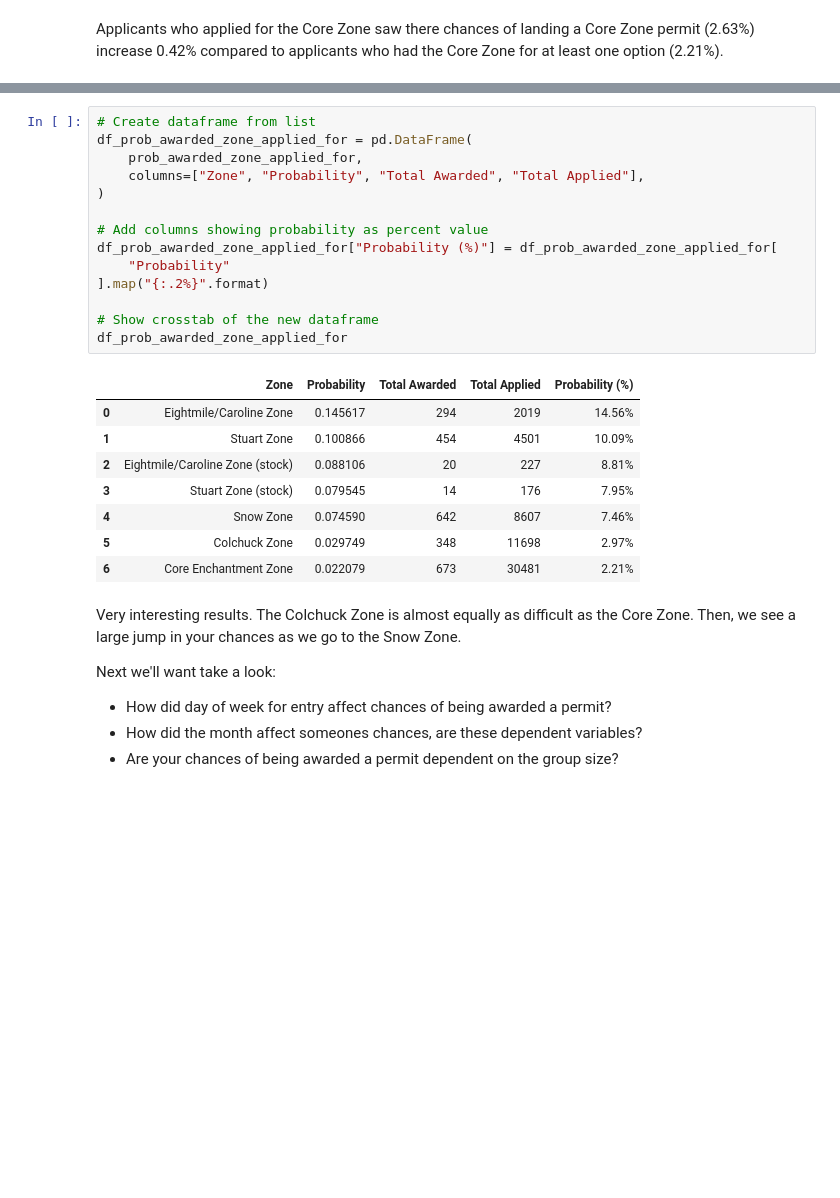
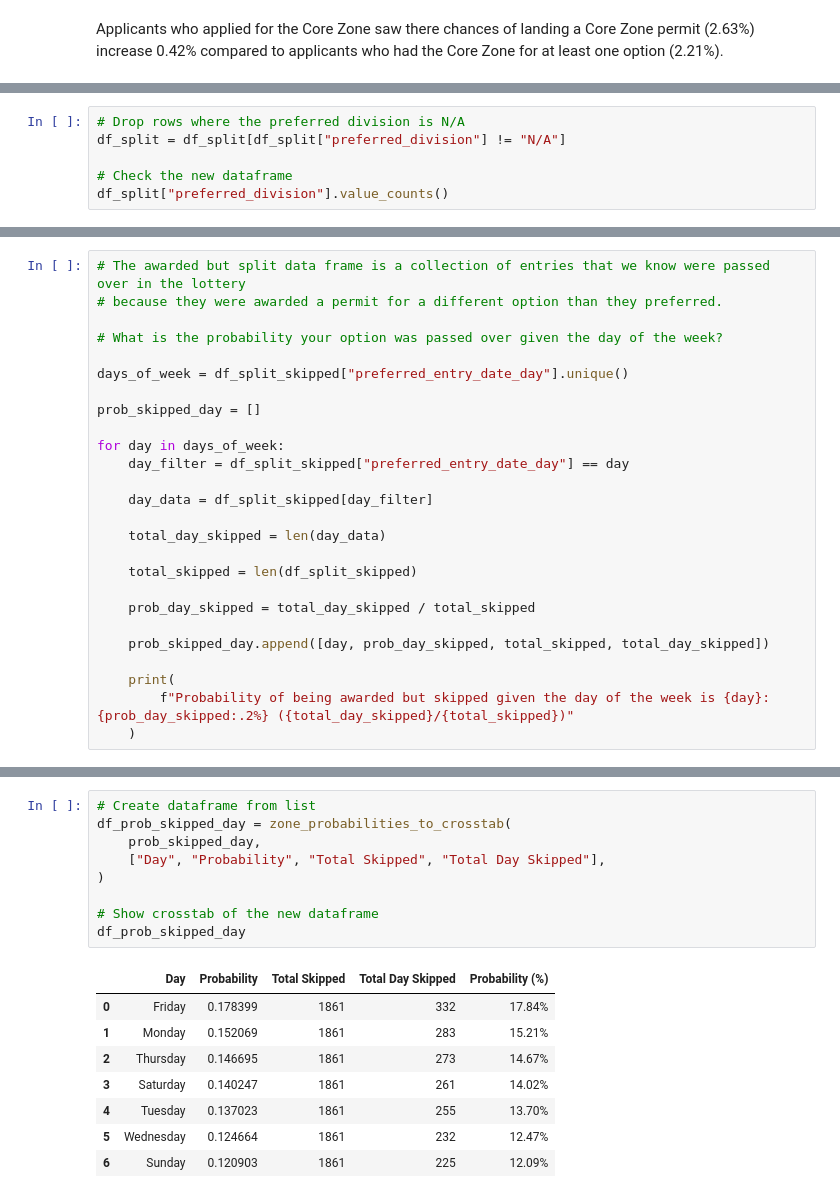
Before and after one commit to jarrett-retz-tech-services/enchantments_lottery, a Jupyter notebook: analysis.ipynb, the cells around one changed output, grey strips where cells are left out. Saved outputs shown, nothing was run; the diff lists cells and outputs as text; blank space fills up the shorter version.

Commit message:
Add day of week and month analyses

```diff
--- a/analysis.ipynb
+++ b/analysis.ipynb
@@ -306,0 +434,6 @@ Probability of being awarded a permit for Stuart Zone (stock), given applied 1+
+# %%
+# Drop rows where the preferred division is N/A
+df_split = df_split[df_split["preferred_division"] != "N/A"]
+
+# Check the new dataframe
+df_split["preferred_division"].value_counts()
@@ -306,0 +634,26 @@ Probability of being awarded a permit for Stuart Zone (stock), given applied 1+
+# %%
+# The awarded but split data frame is a collection of entries that we know were passed over in the lottery
+# because they were awarded a permit for a different option than they preferred.
+
+# What is the probability your option was passed over given the day of the week?
+
+days_of_week = df_split_skipped["preferred_entry_date_day"].unique()
+
+prob_skipped_day = []
+
+for day in days_of_week:
+    day_filter = df_split_skipped["preferred_entry_date_day"] == day
+
+    day_data = df_split_skipped[day_filter]
+
+    total_day_skipped = len(day_data)
+
+    total_skipped = len(df_split_skipped)
+
+    prob_day_skipped = total_day_skipped / total_skipped
+
+    prob_skipped_day.append([day, prob_day_skipped, total_skipped, total_day_skipped])
+
+    print(
+        f"Probability of being awarded but skipped given the day of the week is {day}: {prob_day_skipped:.2%} ({total_day_skipped}/{total_skipped})"
+    )
@@ -307,31 +668,18 @@ Probability of being awarded a permit for Stuart Zone (stock), given applied 1+
 # %%
 # Create dataframe from list
-df_prob_awarded_zone_applied_for = pd.DataFrame(
-    prob_awarded_zone_applied_for,
-    columns=["Zone", "Probability", "Total Awarded", "Total Applied"],
+df_prob_skipped_day = zone_probabilities_to_crosstab(
+    prob_skipped_day,
+    ["Day", "Probability", "Total Skipped", "Total Day Skipped"],
 )
 
-# Add columns showing probability as percent value
-df_prob_awarded_zone_applied_for["Probability (%)"] = df_prob_awarded_zone_applied_for[
-    "Probability"
-].map("{:.2%}".format)
-
 # Show crosstab of the new dataframe
-df_prob_awarded_zone_applied_for
+df_prob_skipped_day
 # %% [output]
-|  | Zone | Probability | Total Awarded | Total Applied | Probability (%) |
-| 0 | Eightmile/Caroline Zone | 0.145617 | 294 | 2019 | 14.56% |
-| 1 | Stuart Zone | 0.100866 | 454 | 4501 | 10.09% |
-| 2 | Eightmile/Caroline Zone (stock) | 0.088106 | 20 | 227 | 8.81% |
-| 3 | Stuart Zone (stock) | 0.079545 | 14 | 176 | 7.95% |
-| 4 | Snow Zone | 0.074590 | 642 | 8607 | 7.46% |
-| 5 | Colchuck Zone | 0.029749 | 348 | 11698 | 2.97% |
-| 6 | Core Enchantment Zone | 0.022079 | 673 | 30481 | 2.21% |
+|  | Day | Probability | Total Skipped | Total Day Skipped | Probability (%) |
+| 0 | Friday | 0.178399 | 1861 | 332 | 17.84% |
+| 1 | Monday | 0.152069 | 1861 | 283 | 15.21% |
+| 2 | Thursday | 0.146695 | 1861 | 273 | 14.67% |
+| 3 | Saturday | 0.140247 | 1861 | 261 | 14.02% |
+| 4 | Tuesday | 0.137023 | 1861 | 255 | 13.70% |
+| 5 | Wednesday | 0.124664 | 1861 | 232 | 12.47% |
+| 6 | Sunday | 0.120903 | 1861 | 225 | 12.09% |
-# %% [markdown]
-Very interesting results. The Colchuck Zone is almost equally as difficult as the Core Zone. Then, we see a large jump in your chances as we go to the Snow Zone.
-
-Next we'll want take a look:
-
--   How did day of week for entry affect chances of being awarded a permit?
--   How did the month affect someones chances, are these dependent variables?
--   Are your chances of being awarded a permit dependent on the group size?
```
Also changed, not shown: parts of 74 cells of this notebook.
